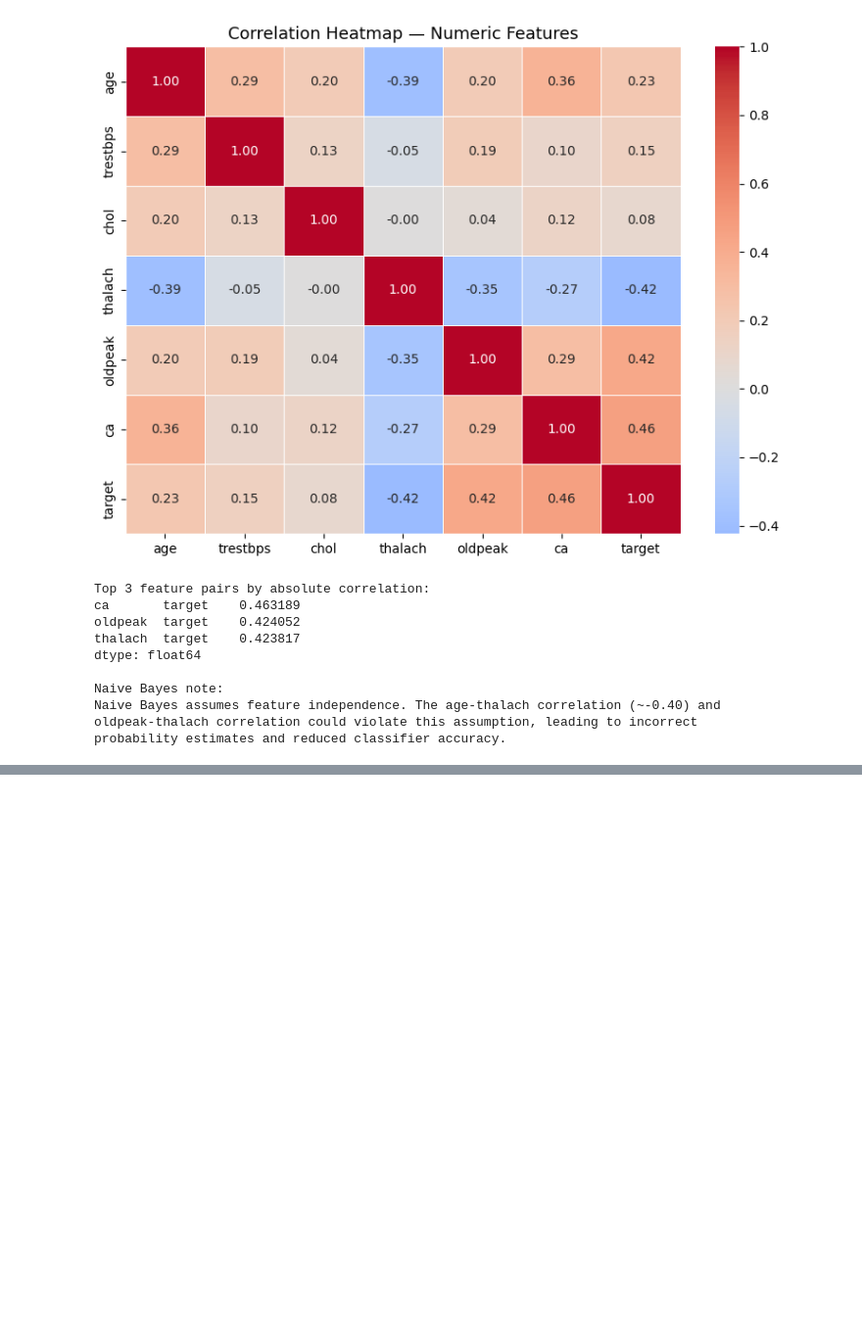
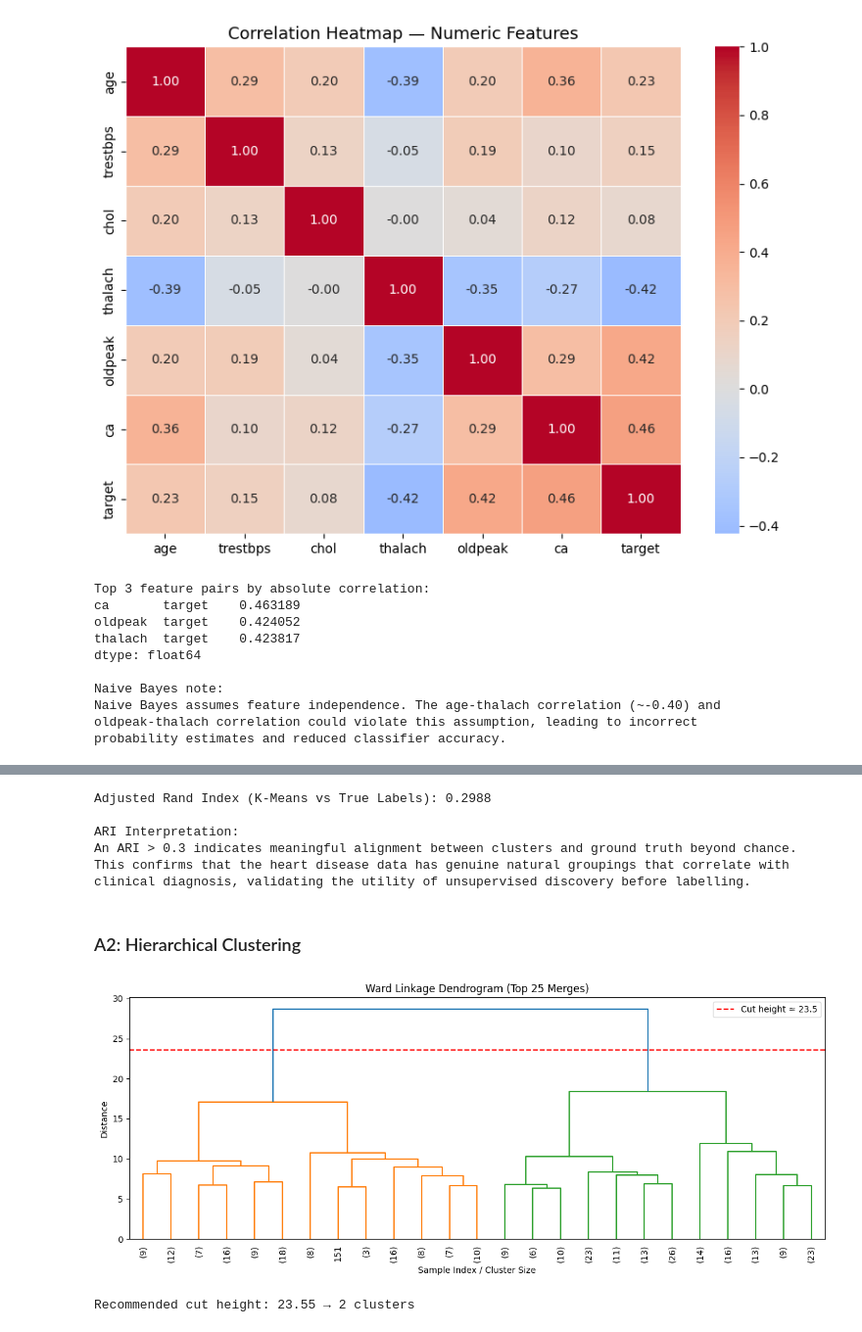
Before and after one commit to Saif1Shahzad/cardioai-heart-disease-prediction, a Jupyter notebook: notebook/i232634_DS-A_Assignment 4_Notebook.ipynb, the cells around one changed output, grey strips where cells are left out. Shown at 98% size. Saved outputs shown, nothing was run; the diff lists cells and outputs as text; code cells hidden in the pictures; blank space fills up the shorter version.

```diff
--- a/notebook/i232634_DS-A_Assignment 4_Notebook.ipynb
+++ b/notebook/i232634_DS-A_Assignment 4_Notebook.ipynb
@@ -264,0 +387,44 @@ probability estimates and reduced classifier accuracy.
+# %%
+# Adjusted Rand Index
+ari_km = adjusted_rand_score(y_us, km_labels)
+print(f'Adjusted Rand Index (K-Means vs True Labels): {ari_km:.4f}')
+print("""
+ARI Interpretation:
+An ARI > 0.3 indicates meaningful alignment between clusters and ground truth beyond chance.
+This confirms that the heart disease data has genuine natural groupings that correlate with
+clinical diagnosis, validating the utility of unsupervised discovery before labelling.
+""")
+# %% [output]
+Adjusted Rand Index (K-Means vs True Labels): 0.2988
+
+ARI Interpretation:
+An ARI > 0.3 indicates meaningful alignment between clusters and ground truth beyond chance.
+This confirms that the heart disease data has genuine natural groupings that correlate with
+clinical diagnosis, validating the utility of unsupervised discovery before labelling.
+# %% [markdown]
+### A2: Hierarchical Clustering
+# %%
+Z = linkage(X_us, method='ward')
+
+fig, ax = plt.subplots(figsize=(12, 5))
+ddata = dendrogram(Z, truncate_mode='lastp', p=25, ax=ax, leaf_rotation=90)
+ax.set_title('Ward Linkage Dendrogram (Top 25 Merges)')
+ax.set_xlabel('Sample Index / Cluster Size')
+ax.set_ylabel('Distance')
+
+# Recommend cut height — largest gap
+last_merges = Z[-10:, 2]
+gaps = np.diff(last_merges)
+cut_height = last_merges[np.argmax(gaps)] + gaps.max() / 2
+ax.axhline(y=cut_height, color='red', linestyle='--', label=f'Cut height ≈ {cut_height:.1f}')
+ax.legend()
+plt.tight_layout()
+plt.show()
+
+# Number of clusters at this cut
+hier_labels = fcluster(Z, t=cut_height, criterion='distance')
+n_clusters_hier = len(np.unique(hier_labels))
+print(f'Recommended cut height: {cut_height:.2f} → {n_clusters_hier} clusters')
+# %% [output]
+[figure, added]
+Recommended cut height: 23.55 → 2 clusters
```
Also changed, not shown: parts of 11 cells of this notebook.
